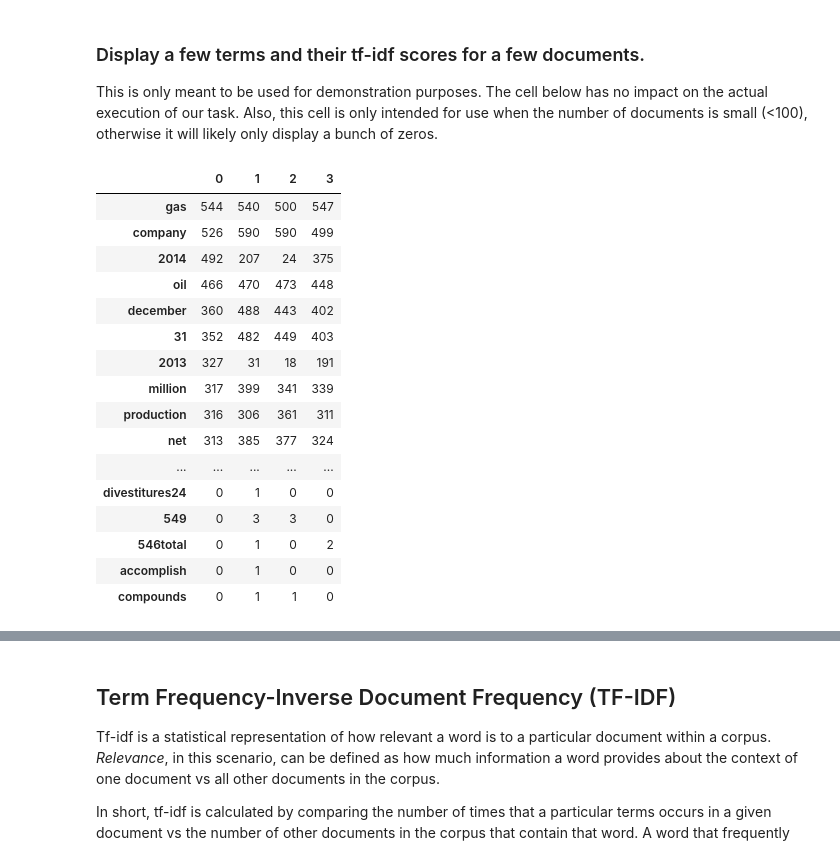
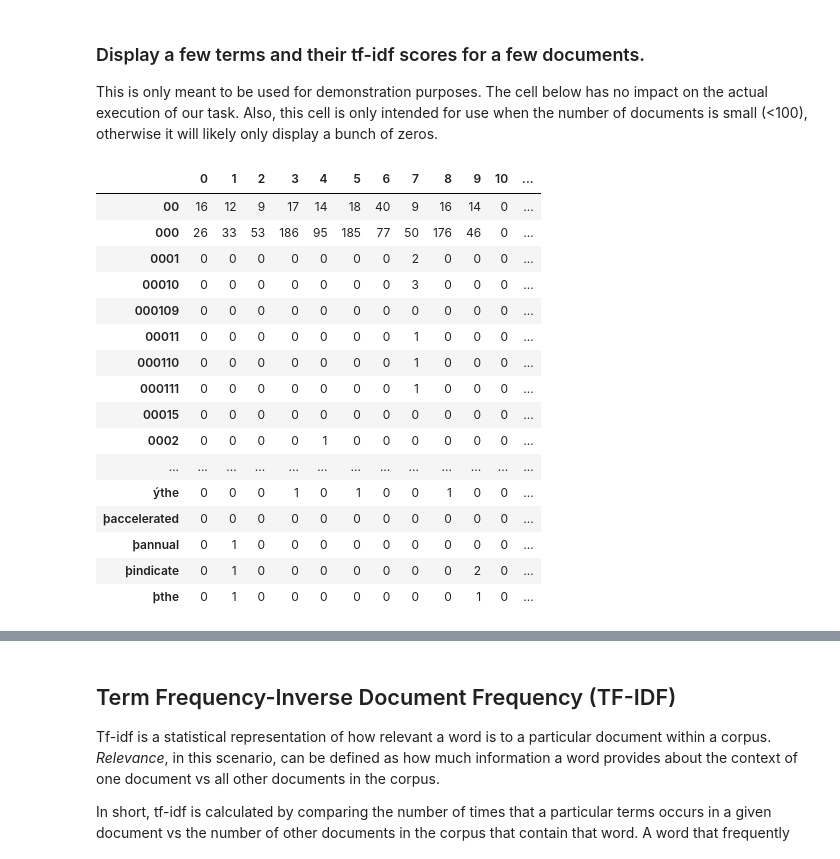
Before and after one commit to NickDonahoe/OilGasEarningsAnalysis, a Jupyter notebook: Edgar Python/SM_Vect.ipynb, the cells around one changed output, grey strips where cells are left out. Drawn from its saved outputs; the diff is of its cells as text; code cells hidden in the pictures.

```diff
--- a/Edgar Python/SM_Vect.ipynb
+++ b/Edgar Python/SM_Vect.ipynb
@@ -15,3 +15,28 @@ pd.options.display.max_colwidth = 500
 [nltk_data] Downloading package stopwords to
 [nltk_data]     C:\Users\yural\AppData\Roaming\nltk_data...
 [nltk_data]   Package stopwords is already up-to-date!
+# %%
+def ten_k_files():
+    company_dict = {"FANG": "0001539838", "RSPP":"0001588216", "CXO":" 0001358071", "MDU": "0000067716",
+               "LPI": "0001528129", "NFX": "0000912750", "ECA": "0001157806", "GPOR": "0000874499",
+               "RRC": "0000315852", "EQT": "0000033213", "SM": "0000893538"}
+    docs_df = pd.DataFrame(columns=['Filing_Type','Filing_Date','Company','Text','Label'])
+    for comp in company_dict:
+        year = 2019
+        cik = company_dict[comp]
+        company = edgar.Company(comp, cik)
+        tree = company.getAllFilings(filingType = "10-K")
+        docs = edgar.getDocuments(tree, noOfDocuments=5)
+
+        for doc in docs:
+            #print(comp)
+            year -= 1
+
+            docs_df = docs_df.append({'Filing_Type': '10-K','Filing_Date': year,'Company':comp, 'Text' :doc,'Label' :'1'},ignore_index=True)
+    return docs_df
+# %%
+docs_df = ten_k_files()
+# %%
+docs_df['index'] = docs_df[['Filing_Date', 'Company']].apply(lambda x: ''.join(x), axis=1)
+docs_df = docs_df.set_index('Index')
+docs_df
@@ -44,12 +71,12 @@ text2014 = docs[4]
 # %%
 # Create dataframe from data
-docs_df = pd.DataFrame(columns=['Filing_Type','Filing_Date','Company','Text','Label'])
+#docs_df = pd.DataFrame(columns=['Filing_Type','Filing_Date','Company','Text','Label'])
+#docs_df
+#docs_df = docs_df.append({'Filing_Type': '10-K','Filing_Date': 2018,'Company':'SM', 'Text' :text2018,'Label' :'1'},ignore_index=True)
+#docs_df = docs_df.append({'Filing_Type': '10-K','Filing_Date': 2017,'Company':'SM', 'Text' :text2017,'Label' :'0'},ignore_index=True)
+#docs_df = docs_df.append({'Filing_Type': '10-K','Filing_Date': 2016,'Company':'SM', 'Text' :text2016,'Label' :'1'},ignore_index=True)
+#docs_df = docs_df.append({'Filing_Type': '10-K','Filing_Date': 2015,'Company':'SM', 'Text' :text2015,'Label' :'0'},ignore_index=True)
+#docs_df = docs_df.append({'Filing_Type': '10-K','Filing_Date': 2014,'Company':'SM', 'Text' :text2014,'Label' :'1'},ignore_index=True)
+
 docs_df
-docs_df = docs_df.append({'Filing_Type': '10-K','Filing_Date': 2018,'Company':'SM', 'Text' :text2018,'Label' :'1'},ignore_index=True)
-docs_df = docs_df.append({'Filing_Type': '10-K','Filing_Date': 2017,'Company':'SM', 'Text' :text2017,'Label' :'0'},ignore_index=True)
-docs_df = docs_df.append({'Filing_Type': '10-K','Filing_Date': 2016,'Company':'SM', 'Text' :text2016,'Label' :'1'},ignore_index=True)
-docs_df = docs_df.append({'Filing_Type': '10-K','Filing_Date': 2015,'Company':'SM', 'Text' :text2015,'Label' :'0'},ignore_index=True)
-docs_df = docs_df.append({'Filing_Type': '10-K','Filing_Date': 2014,'Company':'SM', 'Text' :text2014,'Label' :'1'},ignore_index=True)
-
-docs_df.head()
 # %% [output]
@@ -146,24 +217,22 @@ This is only meant to be used for demonstration purposes. The cell below has no
 # %%
 df_counts = pd.DataFrame(train_vecs.toarray(),
                          columns=vectorizer.get_feature_names())[:15].T
-
-df_counts.sort_values(by = [0], ascending = False)
-#df_counts.to_csv("sm10k1.csv")
+df_counts
 # %% [output]
-|  | 0 | 1 | 2 | 3 |
-| gas | 544 | 540 | 500 | 547 |
-| company | 526 | 590 | 590 | 499 |
-| 2014 | 492 | 207 | 24 | 375 |
-| oil | 466 | 470 | 473 | 448 |
-| december | 360 | 488 | 443 | 402 |
-| 31 | 352 | 482 | 449 | 403 |
-| 2013 | 327 | 31 | 18 | 191 |
-| million | 317 | 399 | 341 | 339 |
-| production | 316 | 306 | 361 | 311 |
-| net | 313 | 385 | 377 | 324 |
-| ... | ... | ... | ... | ... |
-| divestitures24 | 0 | 1 | 0 | 0 |
-| 549 | 0 | 3 | 3 | 0 |
-| 546total | 0 | 1 | 0 | 2 |
-| accomplish | 0 | 1 | 0 | 0 |
-| compounds | 0 | 1 | 1 | 0 |
+|  | 0 | 1 | 2 | 3 | 4 | 5 | 6 | 7 | 8 | 9 | 10 | ... |
+| 00 | 16 | 12 | 9 | 17 | 14 | 18 | 40 | 9 | 16 | 14 | 0 | ... |
+| 000 | 26 | 33 | 53 | 186 | 95 | 185 | 77 | 50 | 176 | 46 | 0 | ... |
+| 0001 | 0 | 0 | 0 | 0 | 0 | 0 | 0 | 2 | 0 | 0 | 0 | ... |
+| 00010 | 0 | 0 | 0 | 0 | 0 | 0 | 0 | 3 | 0 | 0 | 0 | ... |
+| 000109 | 0 | 0 | 0 | 0 | 0 | 0 | 0 | 0 | 0 | 0 | 0 | ... |
+| 00011 | 0 | 0 | 0 | 0 | 0 | 0 | 0 | 1 | 0 | 0 | 0 | ... |
+| 000110 | 0 | 0 | 0 | 0 | 0 | 0 | 0 | 1 | 0 | 0 | 0 | ... |
+| 000111 | 0 | 0 | 0 | 0 | 0 | 0 | 0 | 1 | 0 | 0 | 0 | ... |
+| 00015 | 0 | 0 | 0 | 0 | 0 | 0 | 0 | 0 | 0 | 0 | 0 | ... |
+| 0002 | 0 | 0 | 0 | 0 | 1 | 0 | 0 | 0 | 0 | 0 | 0 | ... |
+| ... | ... | ... | ... | ... | ... | ... | ... | ... | ... | ... | ... | ... |
+| ýthe | 0 | 0 | 0 | 1 | 0 | 1 | 0 | 0 | 1 | 0 | 0 | ... |
+| þaccelerated | 0 | 0 | 0 | 0 | 0 | 0 | 0 | 0 | 0 | 0 | 0 | ... |
+| þannual | 0 | 1 | 0 | 0 | 0 | 0 | 0 | 0 | 0 | 0 | 0 | ... |
+| þindicate | 0 | 1 | 0 | 0 | 0 | 0 | 0 | 0 | 0 | 2 | 0 | ... |
+| þthe | 0 | 1 | 0 | 0 | 0 | 0 | 0 | 0 | 0 | 1 | 0 | ... |
```
Also changed, not shown: parts of 18 cells of this notebook.
